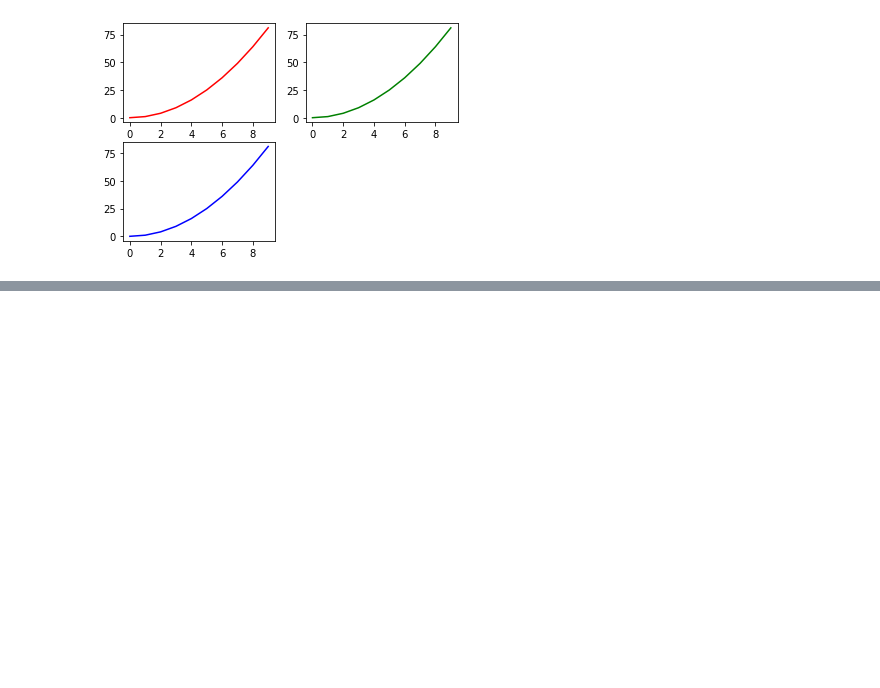
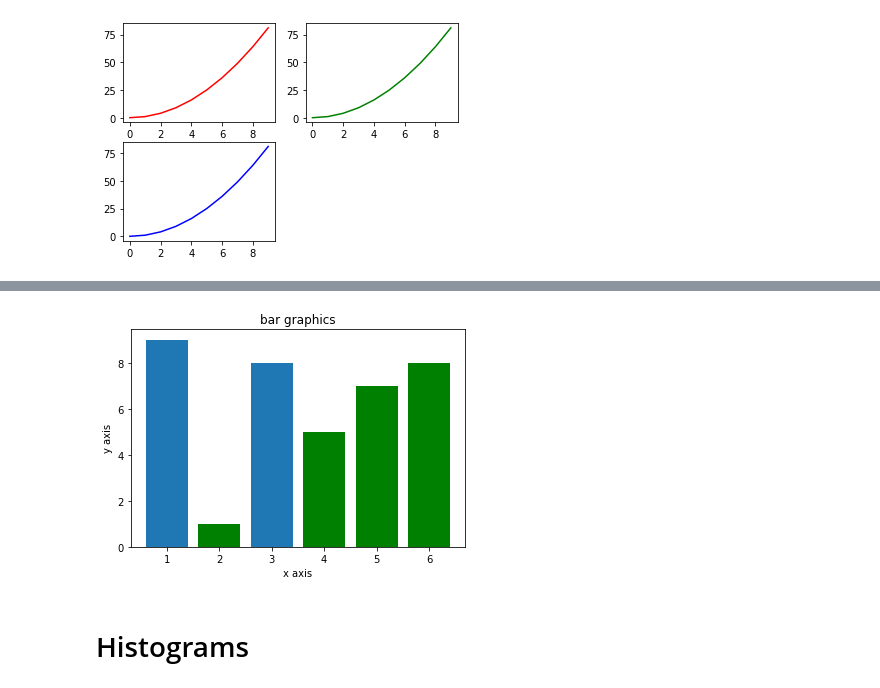
Before and after one commit to aedumbakakarthik1/machine-learning-in-python, a Jupyter notebook: 6) matplotlib.ipynb, the cells around one changed output, grey strips where cells are left out. Cells and saved outputs as stored; diff of their text form; code cells hidden in the pictures; blank space fills up the shorter version.

```diff
--- a/6) matplotlib.ipynb
+++ b/6) matplotlib.ipynb
@@ -69,0 +123,17 @@ plt.plot(x,y,"b")
+# %%
+#bar plot
+x=[1,3,4,5]
+y=[9,8,3,2]
+
+x2=[6,4,2,5]
+y2=[8,5,1,7]
+plt.bar(x,y)
+plt.bar(x2,y2,color="g")
+plt.xlabel("x axis")
+plt.ylabel("y axis")
+plt.title("bar graphics")
+plt.show()
+# %% [output]
+[figure, added]
+# %% [markdown]
+# Histograms
```
Also changed, not shown: parts of 11 cells of this notebook.
